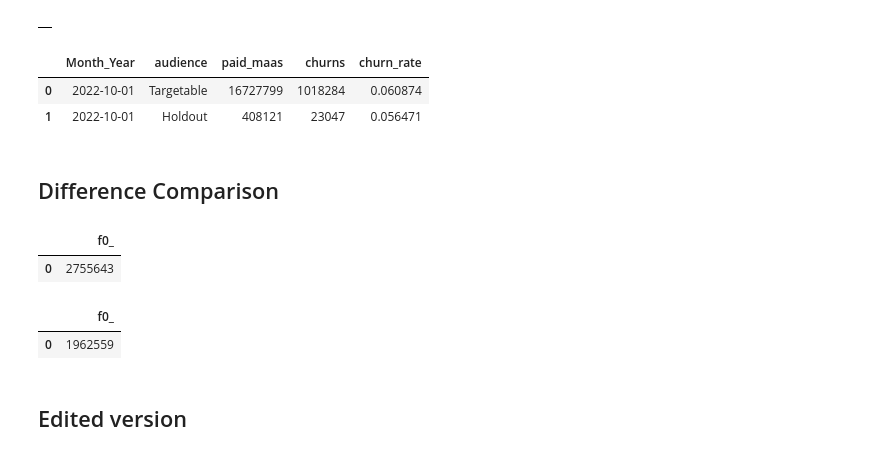
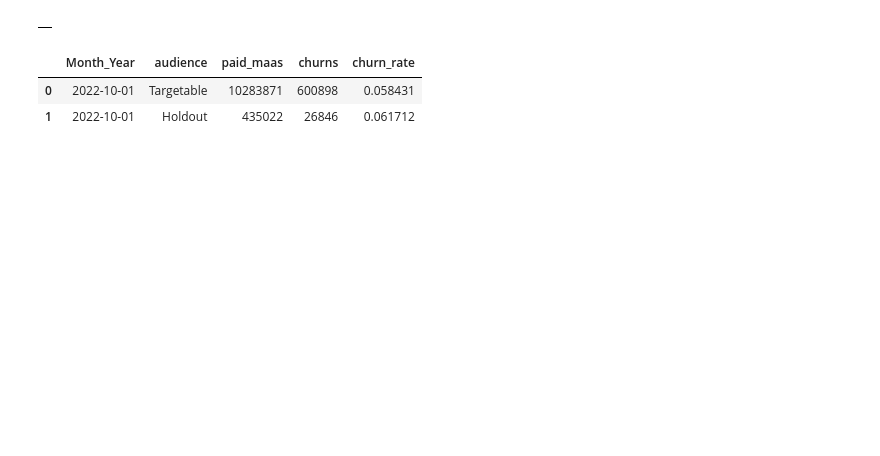
Before and after one commit to sandersli-nbc/CRM-Dashboard, a Jupyter notebook: targetable_comparsion_oct.ipynb, the cells around one changed output. Drawn from its saved outputs; the diff is of its cells as text; code cells hidden in the pictures; blank space fills up the shorter version.

Commit message:
Resolved billing cycle analysis conflict

```diff
--- a/targetable_comparsion_oct.ipynb
+++ b/targetable_comparsion_oct.ipynb
@@ -198,3 +434,8 @@ Churn metrics channel version results
+# %%
+params = {
+    'report_start_date': '2022-10-01',
+    'report_end_date': '2022-10-31'
+}
 # %%
 %%bigquery --project nbcu-ds-sandbox-a-001 --params $params
 
@@ -394,34 +649,18 @@ ON l.hid = ho1.hid
 |  |
 # %%
 %%bigquery --project nbcu-ds-sandbox-a-001 --params $params
+
 SELECT  Month_Year
        ,audience
        ,COUNT(distinct aid) paid_maas
        ,COUNT(distinct CASE WHEN change_flag = 'Downgrade' THEN aid else null end) churns
-       ,COUNT(distinct CASE WHEN change_flag = 'Downgrade' THEN aid else null end) / COUNT(distinct aid) as churn_rate
-FROM `nbcu-ds-sandbox-a-001.SLi_sandbox.churn_oct22_wes`
-WHERE audience IN ('Targetable', 'Holdout')
+       ,COUNT(distinct CASE WHEN change_flag = 'Downgrade' THEN aid else null end) / COUNT(distinct aid) AS churn_rate
+FROM `nbcu-ds-sandbox-a-001.SLi_sandbox.churn_oct22_wes_edit_v2`
+WHERE (((category != 'Email Unsubscribes') AND (audience = 'Targetable')) or (audience = 'Holdout'))
+AND (abandoned_flag is null )
+--AND billing_cycle = 'MONTHLY'
 GROUP BY  1,2
 # %% [output]
 |  | Month_Year | audience | paid_maas | churns | churn_rate |
-| 0 | 2022-10-01 | Targetable | 16727799 | 1018284 | 0.060874 |
-| 1 | 2022-10-01 | Holdout | 408121 | 23047 | 0.056471 |
+| 0 | 2022-10-01 | Targetable | 10283871 | 600898 | 0.058431 |
+| 1 | 2022-10-01 | Holdout | 435022 | 26846 | 0.061712 |
-# %% [markdown]
-## Difference Comparison
-# %%
-%%bigquery --project nbcu-ds-sandbox-a-001 --params $params
-select count(adobe_tracking_id)
-from `nbcu-ds-sandbox-a-001.SLi_sandbox.Email_Holdout_v4_Oct22_test` a
-join `nbcu-ds-sandbox-a-001.SLi_sandbox.Email_Channel_Qualifier_v4_Oct22_test` b
-on a.adobe_tracking_id = b.aid
-# %% [output]
-|  | f0_ |
-| 0 | 2755643 |
-# %%
-%%bigquery --project nbcu-ds-sandbox-a-001 --params $params
-select count(aid) from `nbcu-ds-sandbox-a-001.wes_crm_sandbox.Q42022_Holdout`
-# %% [output]
-|  | f0_ |
-| 0 | 1962559 |
-# %% [markdown]
-## Edited version
```
Also changed, not shown: parts of 28 cells of this notebook, 9 other files.
